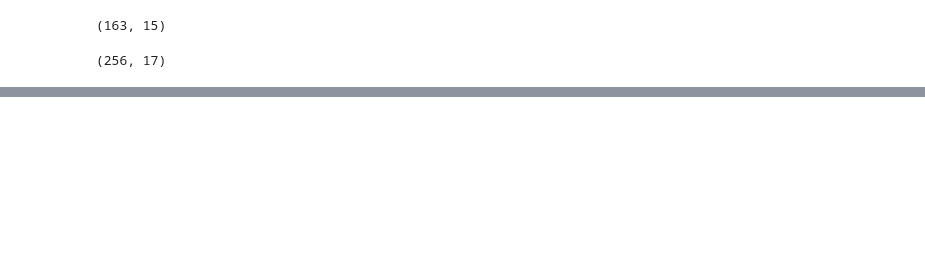
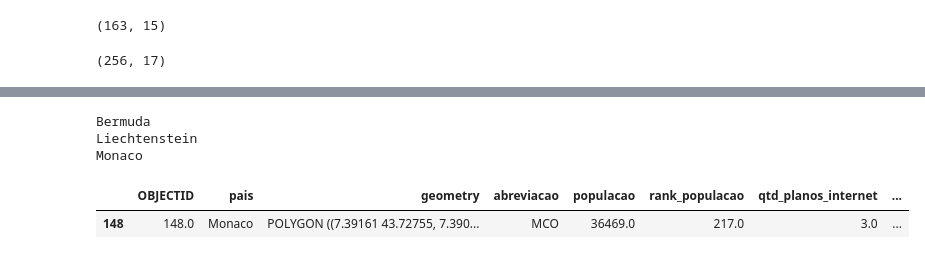
Before and after one commit to maafinotti/o_acesso_a_internet_no_mundo, a Jupyter notebook: mapa.ipynb, the cells around one changed output, grey strips where cells are left out. Drawn from its saved outputs; the diff is of its cells as text; code cells hidden in the pictures; blank space fills up the shorter version.

```diff
--- a/mapa.ipynb
+++ b/mapa.ipynb
@@ -75,0 +74,15 @@ map_.plot('usuarios_internet_%', ax=ax, colormap="viridis_r")
+# %%
+for i in range(len(map_)):
+    if (map_.loc[i, 'PIB_per_capita'] > 60000):
+        print (map_.loc[i, 'pais'])
+    else:
+        None
+# %% [output]
+Bermuda
+Liechtenstein
+Monaco
+# %%
+map_.loc[map_.pais == 'Monaco']
+# %% [output]
+|  | OBJECTID | pais | geometry | abreviacao | populacao | rank_populacao | qtd_planos_internet | ... |
+| 148 | 148.0 | Monaco | POLYGON ((7.39161 43.72755, 7.390... | MCO | 36469.0 | 217.0 | 3.0 | ... |
```
Also changed, not shown: parts of 8 cells of this notebook, 6 other files.
